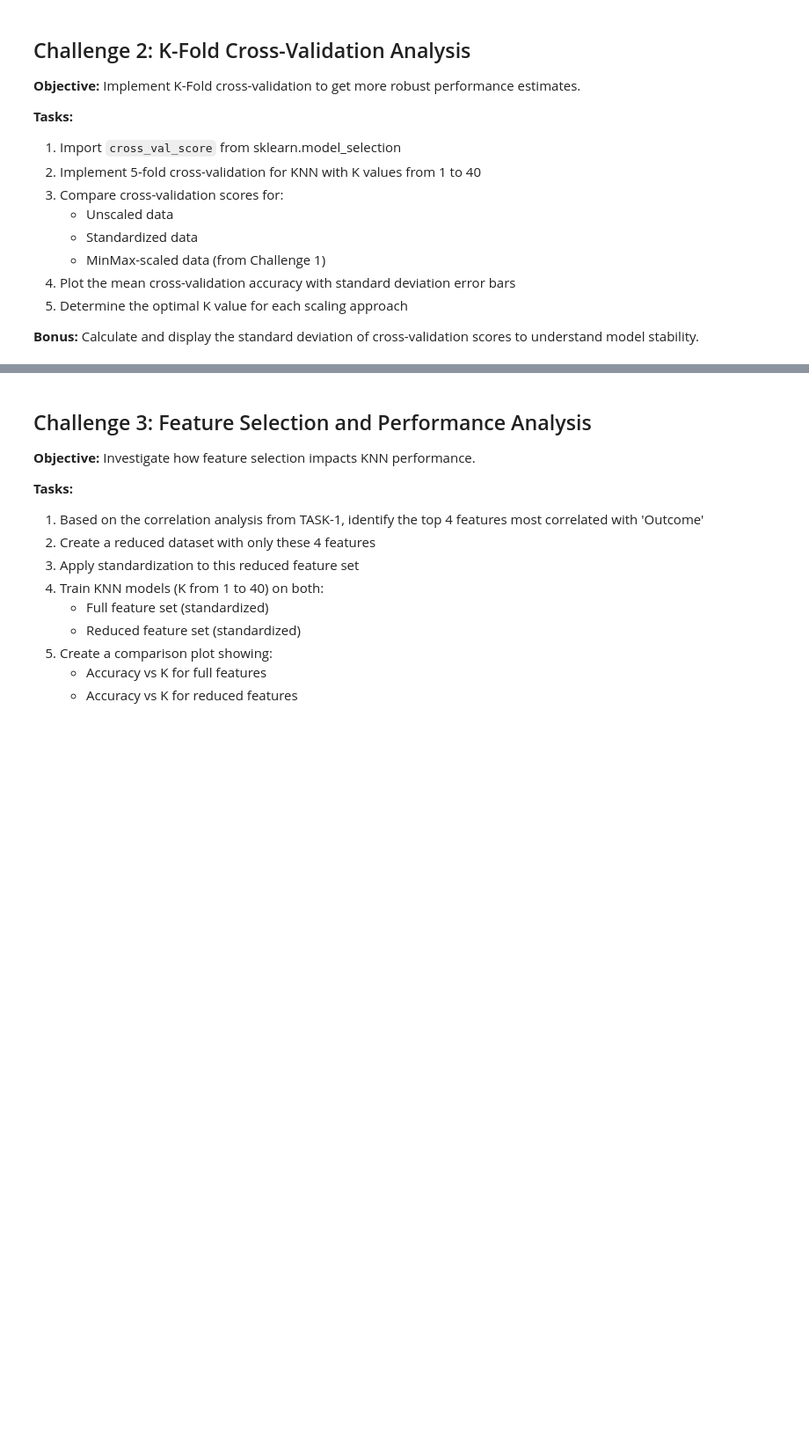
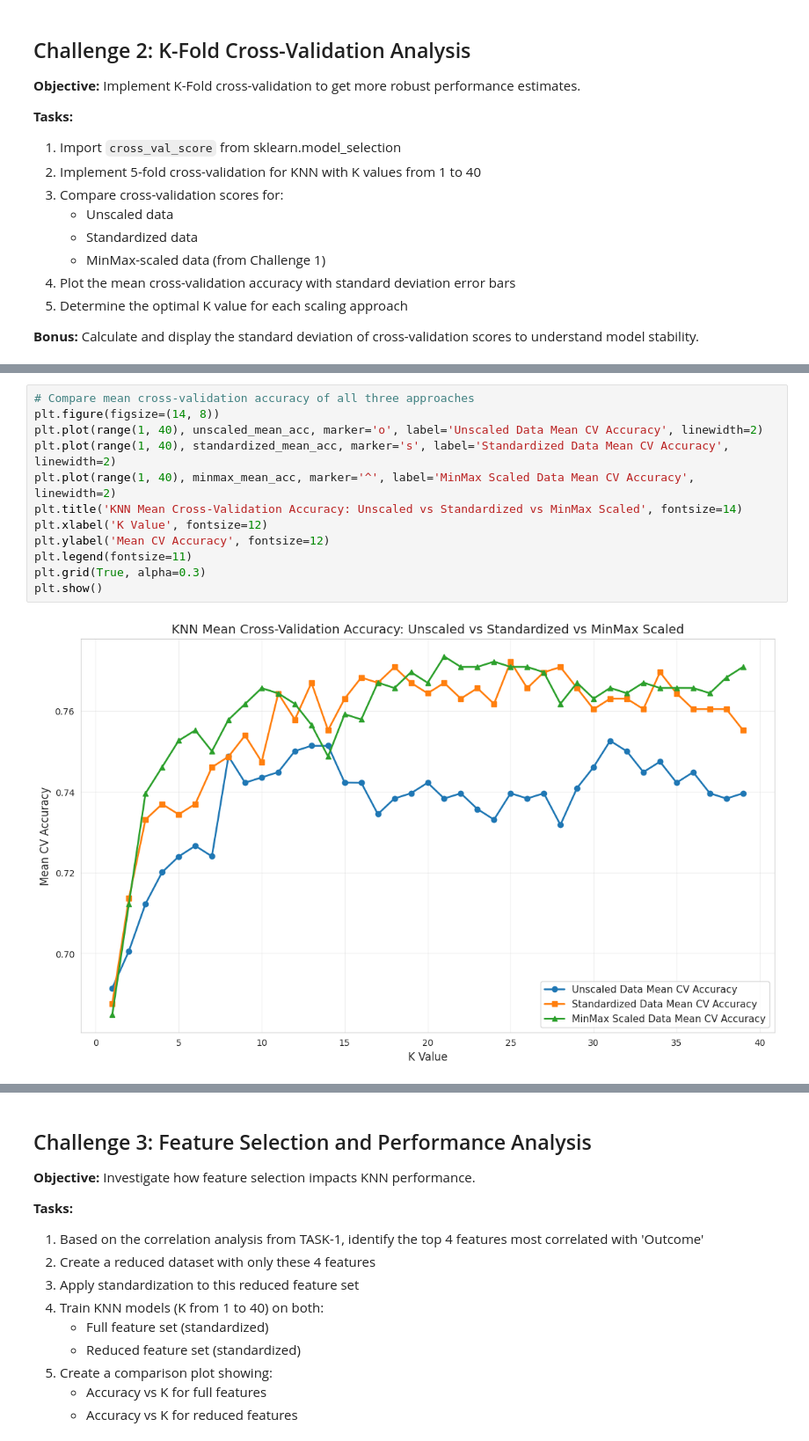
Before and after one commit to Lohith2117/KL, a Jupyter notebook: AIML_Training_Program_Module_3_project_.ipynb, the cells around one changed output, grey strips where cells are left out. Shown at 88% size. Cells and saved outputs as stored; diff of their text form; blank space fills up the shorter version.

```diff
--- a/AIML_Training_Program_Module_3_project_.ipynb
+++ b/AIML_Training_Program_Module_3_project_.ipynb
@@ -606,0 +562,14 @@ The optimal K value varies slightly between the scaled datasets, but generally,
+# %%
+# Compare mean cross-validation accuracy of all three approaches
+plt.figure(figsize=(14, 8))
+plt.plot(range(1, 40), unscaled_mean_acc, marker='o', label='Unscaled Data Mean CV Accuracy', linewidth=2)
+plt.plot(range(1, 40), standardized_mean_acc, marker='s', label='Standardized Data Mean CV Accuracy', linewidth=2)
+plt.plot(range(1, 40), minmax_mean_acc, marker='^', label='MinMax Scaled Data Mean CV Accuracy', linewidth=2)
+plt.title('KNN Mean Cross-Validation Accuracy: Unscaled vs Standardized vs MinMax Scaled', fontsize=14)
+plt.xlabel('K Value', fontsize=12)
+plt.ylabel('Mean CV Accuracy', fontsize=12)
+plt.legend(fontsize=11)
+plt.grid(True, alpha=0.3)
+plt.show()
+# %% [output]
+[figure, added]
```
Also changed, not shown: parts of 11 cells of this notebook.
